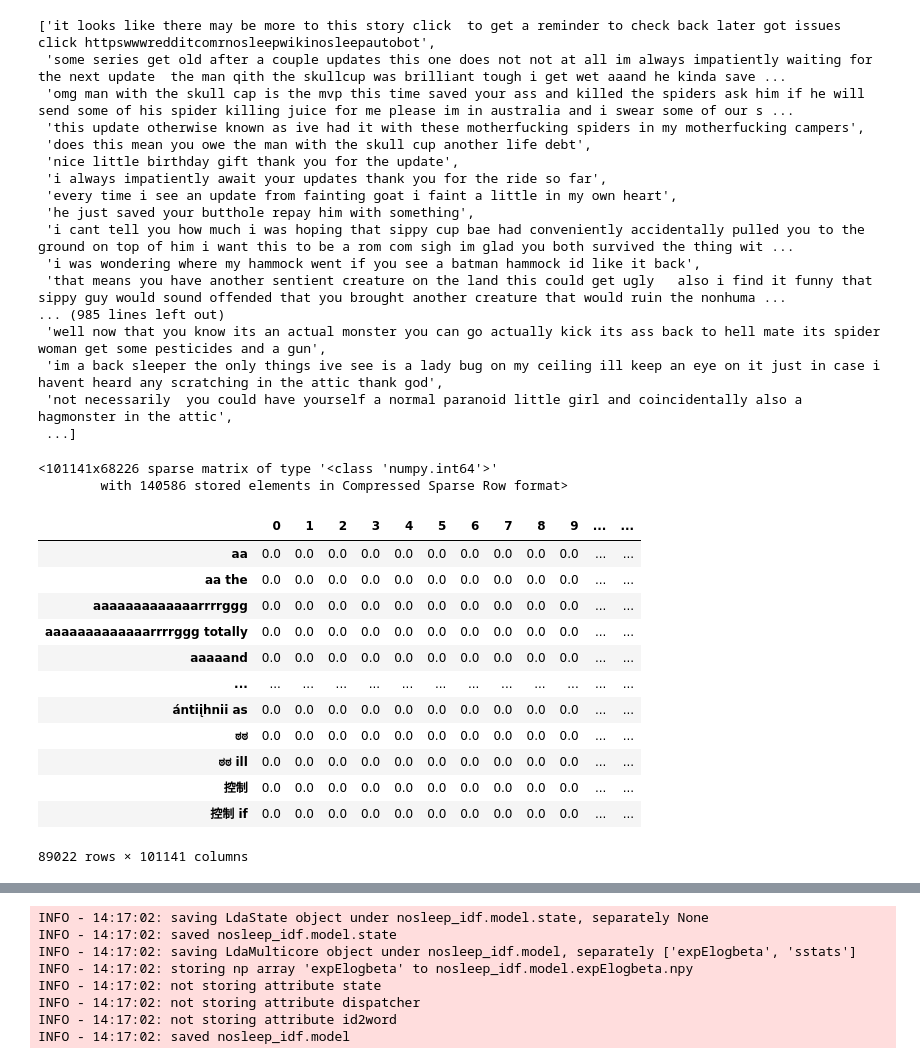
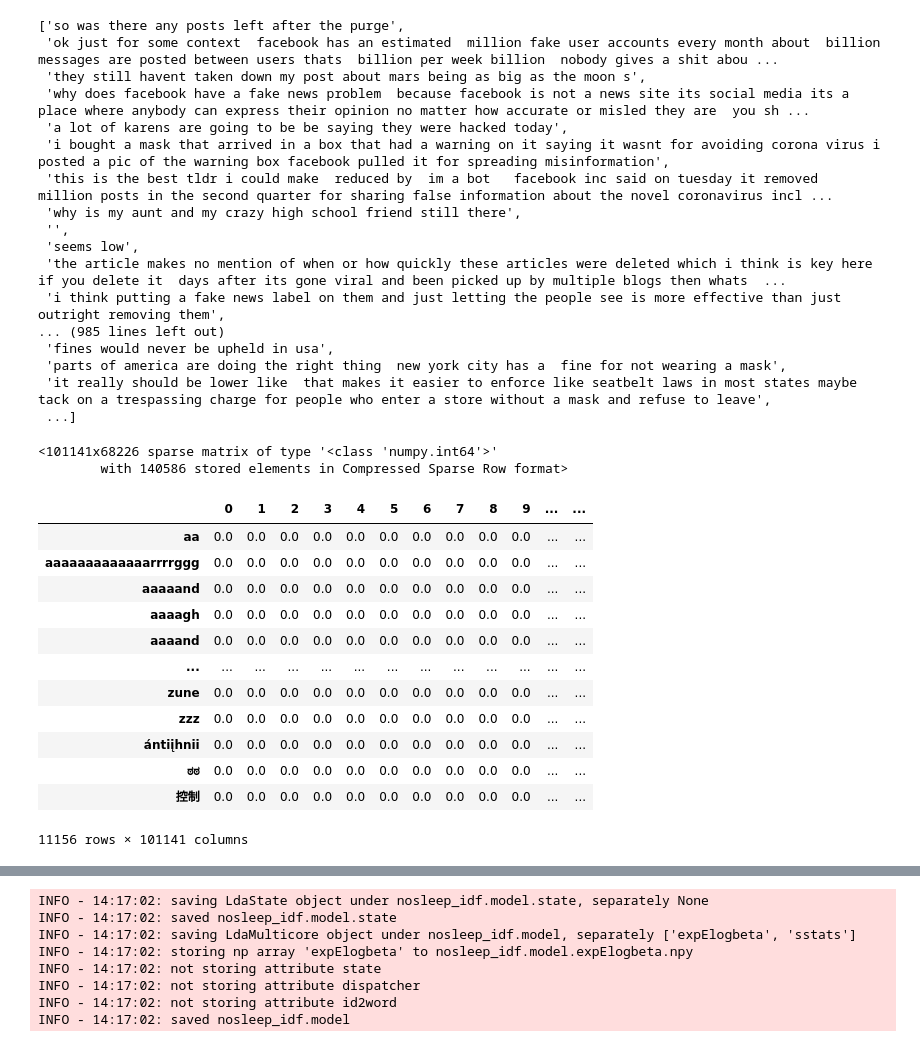
Before and after one commit to nhorton04/Reddit_Comments, a Jupyter notebook: LDAvis-with_lists-Copy1.ipynb, the cells around one changed output, grey strips where cells are left out. Saved outputs shown, nothing was run; the diff lists cells and outputs as text; code cells hidden in the pictures.

```diff
--- a/LDAvis-with_lists-Copy1.ipynb
+++ b/LDAvis-with_lists-Copy1.ipynb
@@ -30,23 +30,26 @@ import pandas as pd
 data_df = pd.read_pickle('cleaned_list_df.pickle')
 nosleep = data_df.T['nosleep'].tolist()
 nosleep
+
+worldnews = data_df.T['worldnews'].tolist()
+worldnews
 # %% [output]
-['it looks like there may be more to this story click  to get a reminder to check back later got issues click httpswwwredditcomrnosleepwikinosleepautobot',
- 'some series get old after a couple updates this one does not not at all im always impatiently waiting for the next update  the man qith the skullcup was brilliant tough i get wet aaand he kinda save ...
- 'omg man with the skull cap is the mvp this time saved your ass and killed the spiders ask him if he will send some of his spider killing juice for me please im in australia and i swear some of our s ...
- 'this update otherwise known as ive had it with these motherfucking spiders in my motherfucking campers',
- 'does this mean you owe the man with the skull cup another life debt',
- 'nice little birthday gift thank you for the update',
- 'i always impatiently await your updates thank you for the ride so far',
- 'every time i see an update from fainting goat i faint a little in my own heart',
- 'he just saved your butthole repay him with something',
- 'i cant tell you how much i was hoping that sippy cup bae had conveniently accidentally pulled you to the ground on top of him i want this to be a rom com sigh im glad you both survived the thing wit ...
- 'i was wondering where my hammock went if you see a batman hammock id like it back',
- 'that means you have another sentient creature on the land this could get ugly   also i find it funny that sippy guy would sound offended that you brought another creature that would ruin the nonhuma ...
+['so was there any posts left after the purge',
+ 'ok just for some context  facebook has an estimated  million fake user accounts every month about  billion messages are posted between users thats  billion per week billion  nobody gives a shit abou ...
+ 'they still havent taken down my post about mars being as big as the moon s',
+ 'why does facebook have a fake news problem  because facebook is not a news site its social media its a place where anybody can express their opinion no matter how accurate or misled they are  you sh ...
+ 'a lot of karens are going to be be saying they were hacked today',
+ 'i bought a mask that arrived in a box that had a warning on it saying it wasnt for avoiding corona virus i posted a pic of the warning box facebook pulled it for spreading misinformation',
+ 'this is the best tldr i could make  reduced by  im a bot   facebook inc said on tuesday it removed  million posts in the second quarter for sharing false information about the novel coronavirus incl ...
+ 'why is my aunt and my crazy high school friend still there',
+ '',
+ 'seems low',
+ 'the article makes no mention of when or how quickly these articles were deleted which i think is key here if you delete it  days after its gone viral and been picked up by multiple blogs then whats  ...
+ 'i think putting a fake news label on them and just letting the people see is more effective than just outright removing them',
 ... (985 lines left out)
- 'well now that you know its an actual monster you can go actually kick its ass back to hell mate its spider woman get some pesticides and a gun',
- 'im a back sleeper the only things ive see is a lady bug on my ceiling ill keep an eye on it just in case i havent heard any scratching in the attic thank god',
- 'not necessarily  you could have yourself a normal paranoid little girl and coincidentally also a hagmonster in the attic',
+ 'fines would never be upheld in usa',
+ 'parts of america are doing the right thing  new york city has a  fine for not wearing a mask',
+ 'it really should be lower like  that makes it easier to enforce like seatbelt laws in most states maybe tack on a trespassing charge for people who enter a store without a mask and refuse to leave',
  ...]
 # %%
 politics = data_df.T['politics'].tolist()
@@ -61,25 +64,25 @@ doc_word
 <101141x68226 sparse matrix of type '<class 'numpy.int64'>'
         with 140586 stored elements in Compressed Sparse Row format>
 # %%
-cvn = TfidfVectorizer(ngram_range=(1,2))
+cvn = TfidfVectorizer(ngram_range=(1,1))
 data_cvn = cvn.fit_transform(nosleep)
 data_dtmn = pd.DataFrame(data_cvn.toarray(), columns=cvn.get_feature_names()).T
 # data_dtmn.columns = data_df.index
 data_dtmn
 # %% [output]
 |  | 0 | 1 | 2 | 3 | 4 | 5 | 6 | 7 | 8 | 9 | ... | ... |
 | aa | 0.0 | 0.0 | 0.0 | 0.0 | 0.0 | 0.0 | 0.0 | 0.0 | 0.0 | 0.0 | ... | ... |
-| aa the | 0.0 | 0.0 | 0.0 | 0.0 | 0.0 | 0.0 | 0.0 | 0.0 | 0.0 | 0.0 | ... | ... |
 | aaaaaaaaaaaaarrrrggg | 0.0 | 0.0 | 0.0 | 0.0 | 0.0 | 0.0 | 0.0 | 0.0 | 0.0 | 0.0 | ... | ... |
-| aaaaaaaaaaaaarrrrggg totally | 0.0 | 0.0 | 0.0 | 0.0 | 0.0 | 0.0 | 0.0 | 0.0 | 0.0 | 0.0 | ... | ... |
 | aaaaand | 0.0 | 0.0 | 0.0 | 0.0 | 0.0 | 0.0 | 0.0 | 0.0 | 0.0 | 0.0 | ... | ... |
+| aaaagh | 0.0 | 0.0 | 0.0 | 0.0 | 0.0 | 0.0 | 0.0 | 0.0 | 0.0 | 0.0 | ... | ... |
+| aaaand | 0.0 | 0.0 | 0.0 | 0.0 | 0.0 | 0.0 | 0.0 | 0.0 | 0.0 | 0.0 | ... | ... |
 | ... | ... | ... | ... | ... | ... | ... | ... | ... | ... | ... | ... | ... |
-| ántiįhnii as | 0.0 | 0.0 | 0.0 | 0.0 | 0.0 | 0.0 | 0.0 | 0.0 | 0.0 | 0.0 | ... | ... |
+| zune | 0.0 | 0.0 | 0.0 | 0.0 | 0.0 | 0.0 | 0.0 | 0.0 | 0.0 | 0.0 | ... | ... |
+| zzz | 0.0 | 0.0 | 0.0 | 0.0 | 0.0 | 0.0 | 0.0 | 0.0 | 0.0 | 0.0 | ... | ... |
+| ántiįhnii | 0.0 | 0.0 | 0.0 | 0.0 | 0.0 | 0.0 | 0.0 | 0.0 | 0.0 | 0.0 | ... | ... |
 | ಠಠ | 0.0 | 0.0 | 0.0 | 0.0 | 0.0 | 0.0 | 0.0 | 0.0 | 0.0 | 0.0 | ... | ... |
-| ಠಠ ill | 0.0 | 0.0 | 0.0 | 0.0 | 0.0 | 0.0 | 0.0 | 0.0 | 0.0 | 0.0 | ... | ... |
 | 控制 | 0.0 | 0.0 | 0.0 | 0.0 | 0.0 | 0.0 | 0.0 | 0.0 | 0.0 | 0.0 | ... | ... |
-| 控制 if | 0.0 | 0.0 | 0.0 | 0.0 | 0.0 | 0.0 | 0.0 | 0.0 | 0.0 | 0.0 | ... | ... |
-89022 rows × 101141 columns
+11156 rows × 101141 columns
 # %%
 # Create the gensim corpus
 corpusn = matutils.Sparse2Corpus(scipy.sparse.csr_matrix(doc_word))
```
Also changed, not shown: parts of 3 cells of this notebook, 36 other files.
